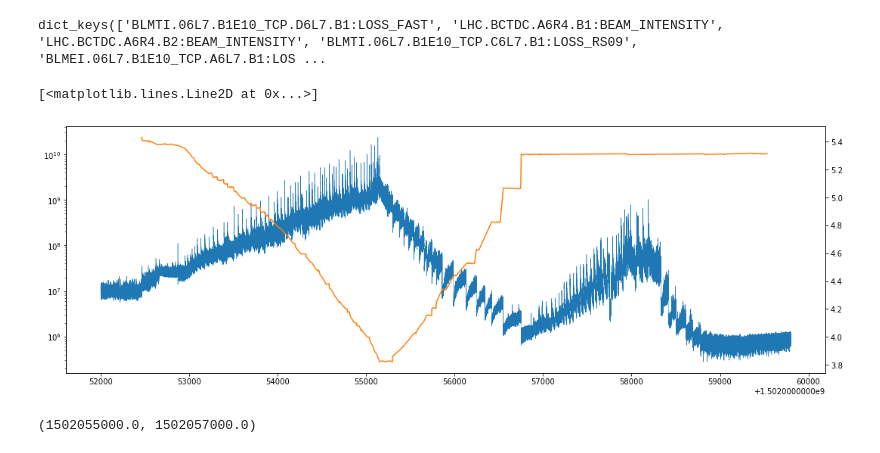
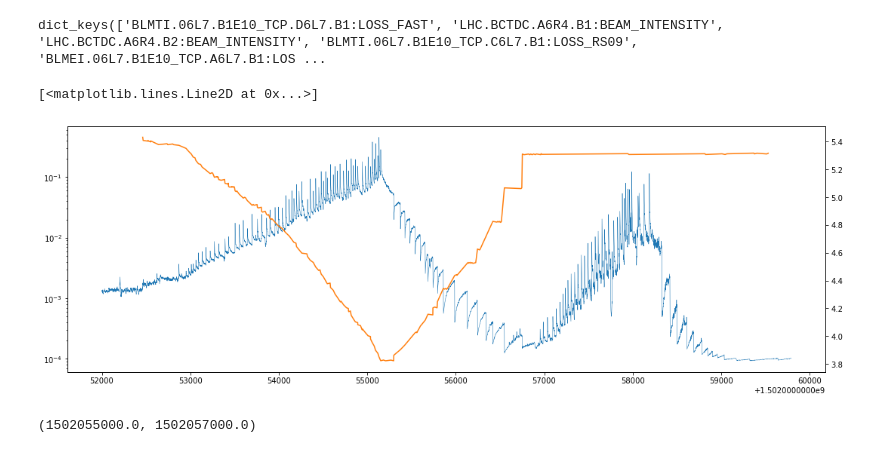
Before and after one commit to carlidel/collimator_scans, a Jupyter notebook: possible_interpolations.ipynb, the cells around one changed output. Saved outputs shown, nothing was run; the diff lists cells and outputs as text; code cells hidden in the pictures.

```diff
--- a/possible_interpolations.ipynb
+++ b/possible_interpolations.ipynb
@@ -97,23 +97,23 @@ data[6052]["TCP_IR7_B1V"]["hires"].keys()
 # %% [output]
 dict_keys(['BLMTI.06L7.B1E10_TCP.D6L7.B1:LOSS_FAST', 'LHC.BCTDC.A6R4.B1:BEAM_INTENSITY', 'LHC.BCTDC.A6R4.B2:BEAM_INTENSITY', 'BLMTI.06L7.B1E10_TCP.C6L7.B1:LOSS_RS09', 'BLMEI.06L7.B1E10_TCP.A6L7.B1:LOS ...
 # %%
-d = data[6052]["TCP_IR7_B1V"]["hires"]["BLMTI.06L7.B1E10_TCP.D6L7.B1:LOSS_FAST"]
+d = data[6052]["TCP_IR7_B1V"]["hires"]["BLMTI.06L7.B1E10_TCP.C6L7.B1:LOSS_RS09"]
 d[1][d[1]<=0] = np.nan
 # %%
 plt.figure(figsize=(18, 6))
 
-plt.plot(d[0], d[1] / fixed_value, linewidth=0.5)
+plt.plot(d[0], d[1], linewidth=0.5)
 plt.yscale("log")
 
 plt.twinx()
 plt.plot(
     data[6052]["TCP_IR7_B1V"]["lowres"]["timestamps"],
     data[6052]["TCP_IR7_B1V"]["lowres"]["TCP.D6L7.B1:MEAS_LVDT_LU"] / 0.20,
     c="C1"
 )
 # %% [output]
 [<matplotlib.lines.Line2D at 0x...>]
-[figure, old version]
+[figure, new version]
 # %%
 plt.figure(figsize=(18, 6))
 
```
Also changed, not shown: parts of 18 cells of this notebook, 17 other files.
